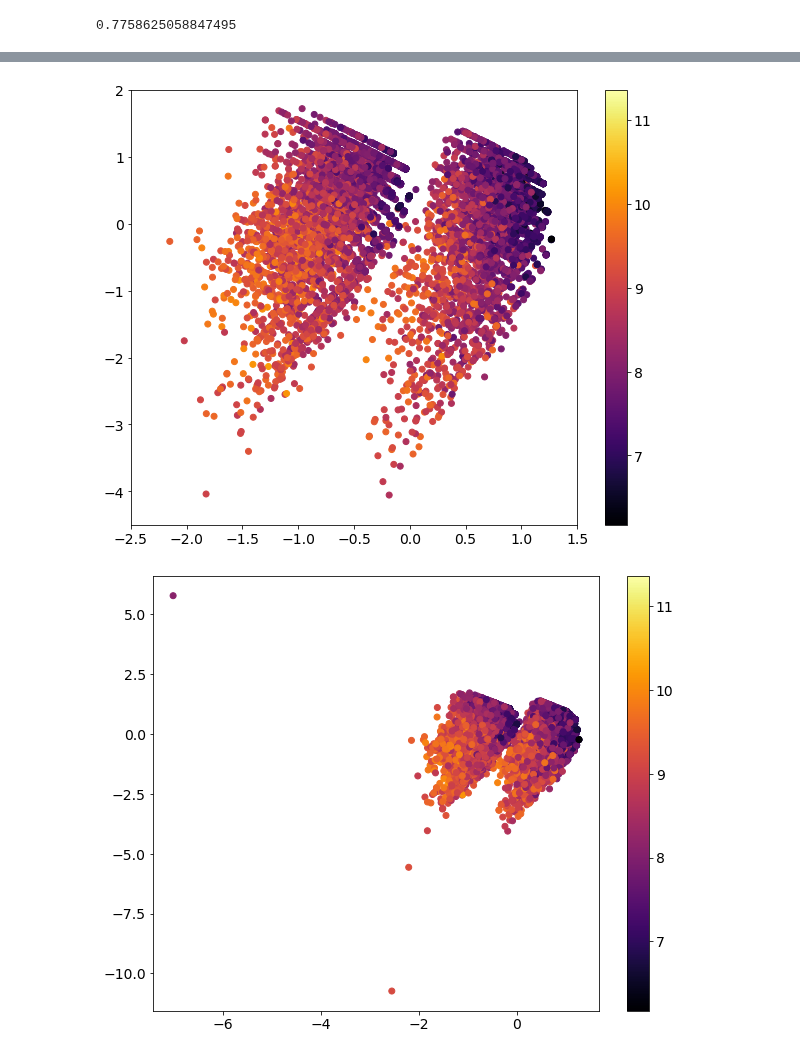
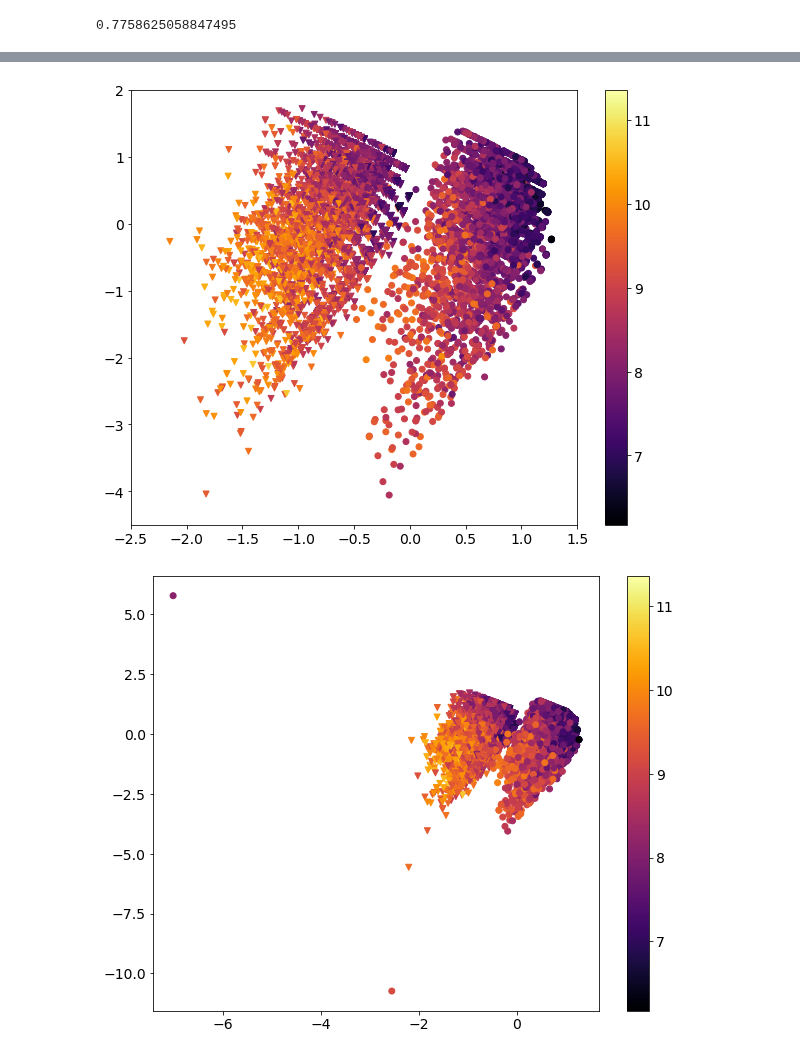
Before and after one commit to JordaoMemoria/topicosTrabalhoFinal, a Jupyter notebook: PPCAFinalJob.ipynb, the cells around one changed output, grey strips where cells are left out. Cells and saved outputs as stored; diff of their text form; code cells hidden in the pictures.

```diff
--- a/PPCAFinalJob.ipynb
+++ b/PPCAFinalJob.ipynb
@@ -30,3 +30,10 @@ dataAll
 | 10686 | 0 | 0 | 1 | 0 | 0 | 120 | 2 | 2 | ... |
 | 10687 | 1 | 0 | 0 | 0 | 0 | 80 | 2 | 1 | ... |
 10688 rows × 14 columns
+# %%
+valuesSaoPaulo = dataAll['São Paulo'].values
+indexSaoPaulo = []
+for i in range(dataAll.shape[0]):
+    if valuesSaoPaulo[i] == 1:
+        indexSaoPaulo.append(i)
+len(indexSaoPaulo)
@@ -239,3 +240,12 @@ array([ 5365,  6160,  3800, ...,  6980, 13585,  1400])
+# %%
+pricesValue = y.values.T[0]
+pricesSaoPaulo = []
+pricesResto = []
+for i in range(len(pricesValue)):
+    if i in indexSaoPaulo:
+        pricesSaoPaulo.append(pricesValue[i])
+    else:
+        pricesResto.append(pricesValue[i])
 # %%
 mpl.rcParams['figure.figsize'] = (10, 8)
 
@@ -265,19 +271,14 @@ mpl.rcParams['figure.figsize'] = (10, 8)
 
 cm = plt.cm.get_cmap('RdYlBu')
 
-l1 = ZisProjetados[:,0]
-l2 = ZisProjetados[:,1]
+l1 = ZisProjetadosSaoPaulo[:,0]
+l2 = ZisProjetadosSaoPaulo[:,1]
 
-# scaler = StandardScaler()
-# scaler.fit(y)
-# y = scaler.transform(y)
+l1r = ZisResto[:,0]
+l2r = ZisResto[:,1]
 
-# print(y)
-
-# y = np.log(y.values)
-# print(y)
-
-plt.scatter(l1, l2, c=y.values.T[0], cmap="inferno")
+plt.scatter(l1, l2, c=pricesSaoPaulo, cmap="inferno", marker='v')
+plt.scatter(l1r, l2r, c=pricesResto, cmap="inferno", marker='o')
 plt.colorbar()
 plt.show()
 # %% [output]
@@ -285,16 +286,20 @@ plt.show()
 # %%
-y = np.log(y)
+y1Log = np.log(pricesSaoPaulo)
+y2Log = np.log(pricesResto)
 
-plt.scatter(l1, l2, c=y.values.T[0], cmap="inferno")
+
+plt.scatter(l1, l2, c=y1Log, cmap="inferno", marker='v')
+plt.scatter(l1r, l2r, c=y2Log, cmap="inferno", marker='o')
 plt.xlim(-2.5,1.5)
 plt.ylim(-4.5,2)
 plt.colorbar()
 plt.show()
 # %% [output]
-[figure, old version]
+[figure, new version]
 # %%
-plt.scatter(l1, l2, c=y.values.T[0], cmap="inferno")
+plt.scatter(l1, l2, c=y1Log, cmap="inferno", marker='v')
+plt.scatter(l1r, l2r, c=y2Log, cmap="inferno", marker='o')
 plt.colorbar()
 plt.show()
 # %% [output]
-[figure, old version]
+[figure, new version]
```
Also changed, not shown: parts of 5 cells of this notebook.
